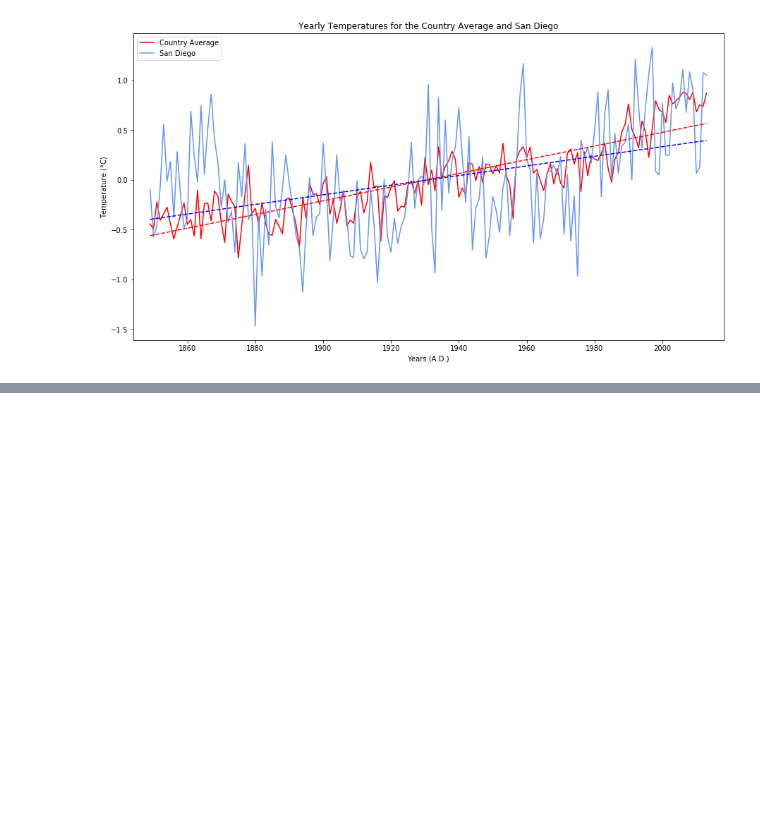
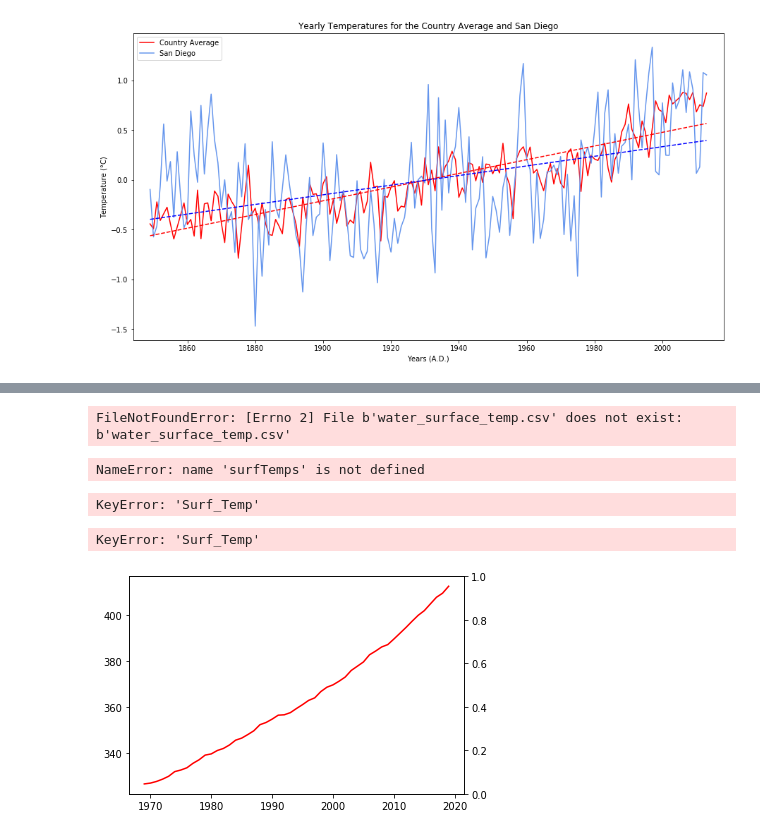
Before and after one commit to giantmagellan/sandiego-climate-analysis, a Jupyter notebook: Rabid Icebergs.ipynb, the cells around one changed output, grey strips where cells are left out. Drawn from its saved outputs; the diff is of its cells as text; code cells hidden in the pictures; blank space fills up the shorter version.

Commit message:
Began join

```diff
--- a/Rabid Icebergs.ipynb
+++ b/Rabid Icebergs.ipynb
@@ -632,0 +678,58 @@ plt.savefig("images/Yearly Temperatures for the Country Average and San Diego.pn
+# %%
+# Import seawater temps
+water = pd.read_csv('water_surface_temp.csv')
+surfTemps = water[['YEAR','MONTH','DAY','SURF_TEMP_C']]
+floorTemps = water[['YEAR','MONTH','DAY','BOT_TEMP_C']]
+
+surfTemps = surfTemps.groupby('YEAR').mean()
+surfTemps = surfTemps[1969:2019][['SURF_TEMP_C']]
+surfTemps.head()
+# %% [output]
+FileNotFoundError: [Errno 2] File b'water_surface_temp.csv' does not exist: b'water_surface_temp.csv'
+# %%
+# Join dataframes
+samples['Surf_Temp'] = surfTemps['SURF_TEMP_C']
+# samples = samples.rename({"CO2 filled [ppm]":"CO2 [ppm]","Surf_Temp":"Water Temperature"},axis='columns')
+samples.head()
+
+
+# Thru 2018, 2019 dataset stops at May which would throw off averages
+samples = samples.loc[:2018]
+# %% [output]
+NameError: name 'surfTemps' is not defined
+# %%
+# Run T Test Between CO2 and Water Temperatures (-4.69 indicates a high chance of proving our hypothesis)
+stats.ttest_ind(samples['CO2 filled [ppm]'],samples['Surf_Temp'])
+# %% [output]
+KeyError: 'Surf_Temp'
+# %%
+# Plot sea temps vs co2 levels
+
+fig, ax1 = plt.subplots()
+ax1.plot(samples['CO2 filled [ppm]'],color='red',label='CO2 Levels')
+
+ax2 = ax1.twinx()
+ax2.plot(samples['Surf_Temp'],color='lightblue',label='Water Temperatures')
+
+plt.title('CO2 Levels vs Water Temperatures')
+ax1.set_xlabel('Year')
+ax1.set_ylabel('CO2 [PPM]')
+ax2.set_ylabel('Surface Water Temps (C)')
+
+yr = samples.index
+tmp = samples['Surf_Temp']
+z = np.polyfit(yr, tmp, 5)
+p = np.poly1d(z)
+
+ax2.plot(yr, tmp, '.',color='b')
+ax2.plot(yr, p(yr), '-',color='g', label='Water Temps [Poly Line]')
+
+plt.legend()
+
+
+
+plt.savefig('CO2Water.png')
+#legend
+# %% [output]
+KeyError: 'Surf_Temp'
+[figure, added]
```
Also changed, not shown: parts of 11 cells of this notebook, 1 other file.
